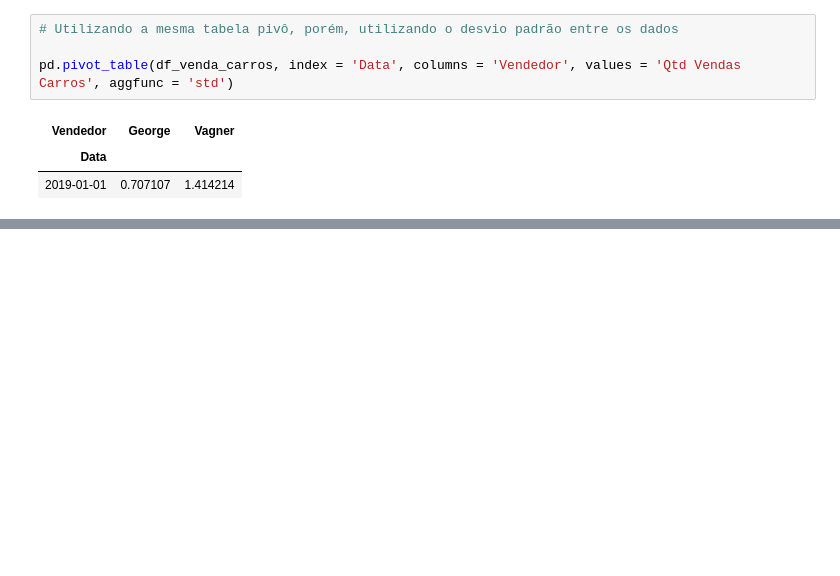
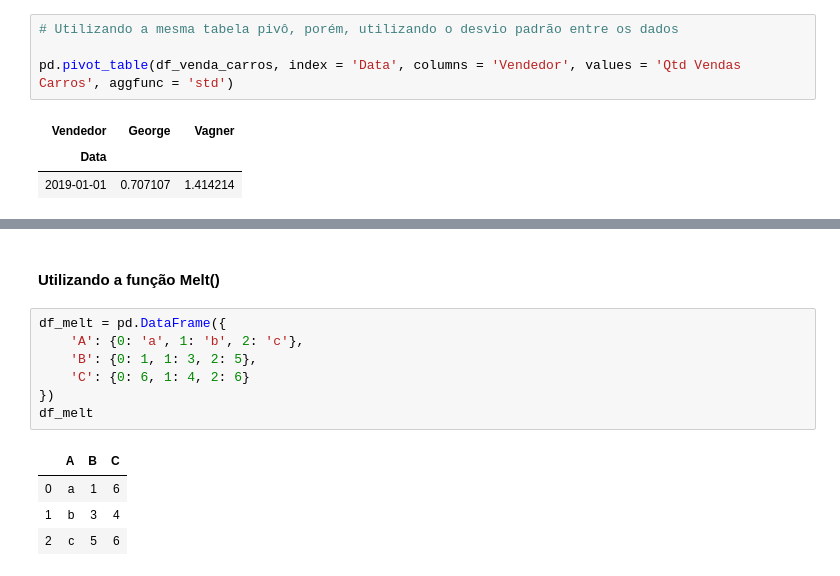
Before and after one commit to vhnegrisoli/manipulacao-analise-dados-pandas, a Jupyter notebook: 02 - Reshaping e Pivoting de Dados.ipynb, the cells around one changed output, grey strips where cells are left out. Drawn from its saved outputs; the diff is of its cells as text; blank space fills up the shorter version.

```diff
--- a/02 - Reshaping e Pivoting de Dados.ipynb
+++ b/02 - Reshaping e Pivoting de Dados.ipynb
@@ -223,0 +286,14 @@ pd.pivot_table(df_venda_carros, index = 'Data', columns = 'Vendedor', values = '
+# %% [markdown]
+#### Utilizando a função Melt()
+# %%
+df_melt = pd.DataFrame({
+    'A': {0: 'a', 1: 'b', 2: 'c'},
+    'B': {0: 1, 1: 3, 2: 5},
+    'C': {0: 6, 1: 4, 2: 6}
+})
+df_melt
+# %% [output]
+|  | A | B | C |
+| 0 | a | 1 | 6 |
+| 1 | b | 3 | 4 |
+| 2 | c | 5 | 6 |
```
Also changed, not shown: parts of 18 cells of this notebook.
